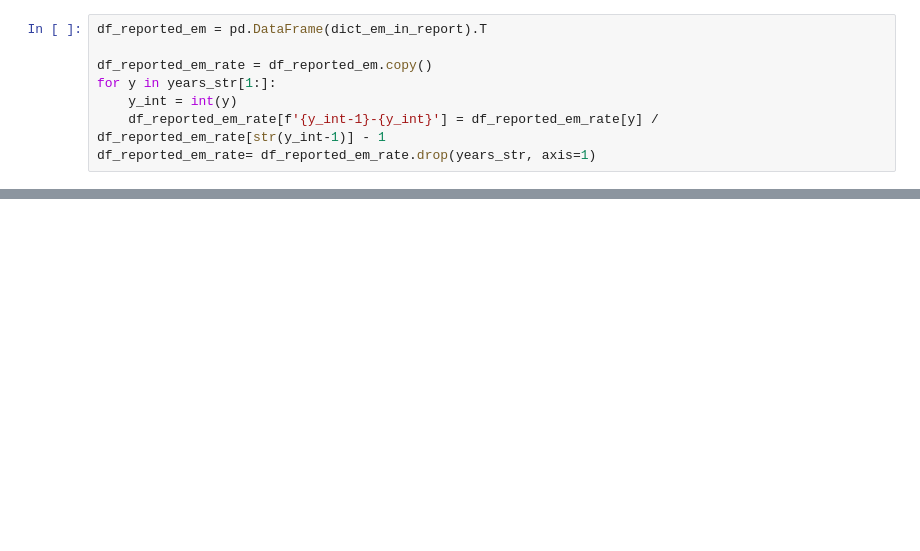
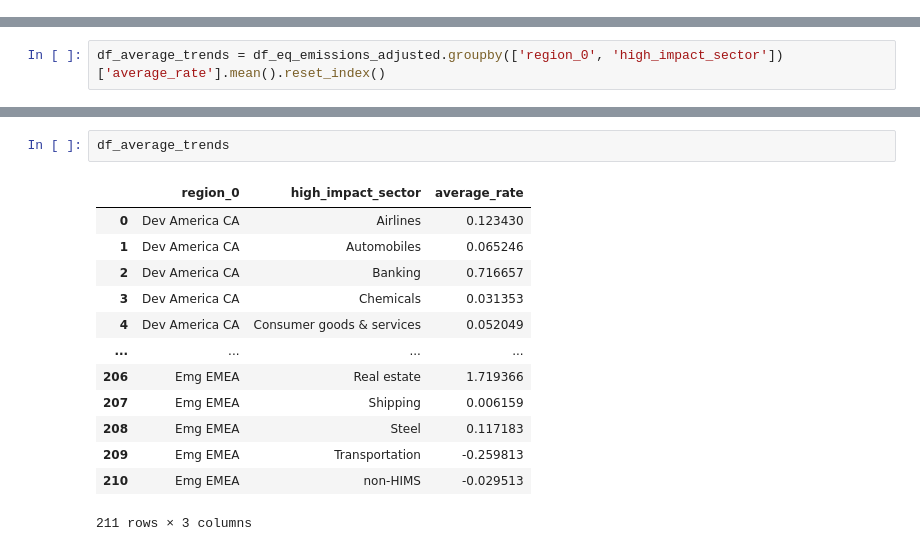
Before and after one commit to scientific-analytics/lib_climate_alignment, a Jupyter notebook: analysis/notebook.ipynb, the cells around one changed output, grey strips where cells are left out. Drawn from its saved outputs; the diff is of its cells as text; blank space fills up the shorter version.

```diff
--- a/analysis/notebook.ipynb
+++ b/analysis/notebook.ipynb
@@ -425,8 +0,0 @@ dict_em_in_report = {"GB00BN7CG237": {'2019': 8806.94, '2020':6620.37, '2021':64
-# %%
-df_reported_em = pd.DataFrame(dict_em_in_report).T
-
-df_reported_em_rate = df_reported_em.copy()
-for y in years_str[1:]:
-    y_int = int(y)
-    df_reported_em_rate[f'{y_int-1}-{y_int}'] = df_reported_em_rate[y] / df_reported_em_rate[str(y_int-1)] - 1
-df_reported_em_rate= df_reported_em_rate.drop(years_str, axis=1)
@@ -647,0 +156,2 @@ df_targets
+# %%
+df_average_trends = df_eq_emissions_adjusted.groupby(['region_0', 'high_impact_sector'])['average_rate'].mean().reset_index()
@@ -647,0 +324,16 @@ df_targets
+# %%
+df_average_trends
+# %% [output]
+|  | region_0 | high_impact_sector | average_rate |
+| 0 | Dev America CA | Airlines | 0.123430 |
+| 1 | Dev America CA | Automobiles | 0.065246 |
+| 2 | Dev America CA | Banking | 0.716657 |
+| 3 | Dev America CA | Chemicals | 0.031353 |
+| 4 | Dev America CA | Consumer goods & services | 0.052049 |
+| ... | ... | ... | ... |
+| 206 | Emg EMEA | Real estate | 1.719366 |
+| 207 | Emg EMEA | Shipping | 0.006159 |
+| 208 | Emg EMEA | Steel | 0.117183 |
+| 209 | Emg EMEA | Transportation | -0.259813 |
+| 210 | Emg EMEA | non-HIMS | -0.029513 |
+211 rows × 3 columns
```
Also changed, not shown: parts of 92 cells of this notebook, 14 other files.
